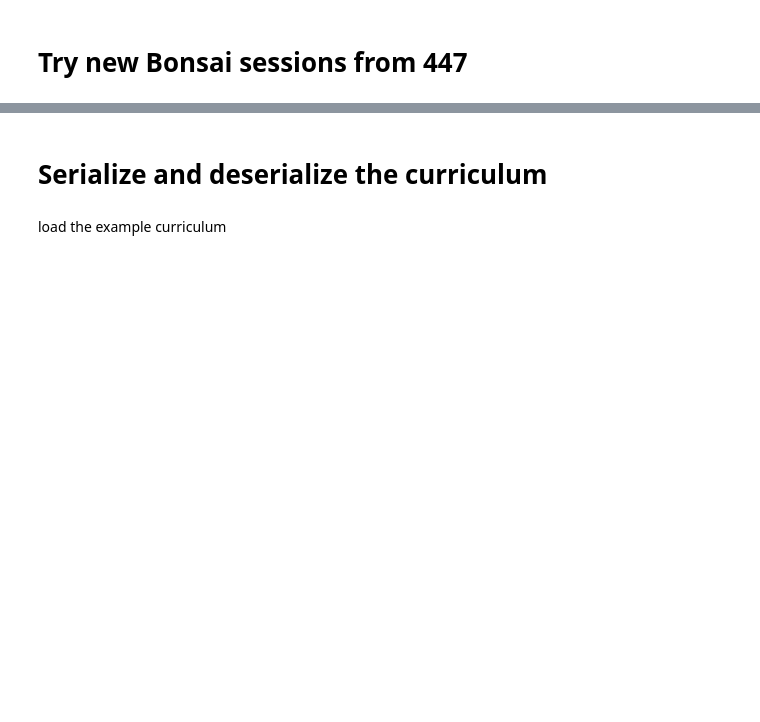
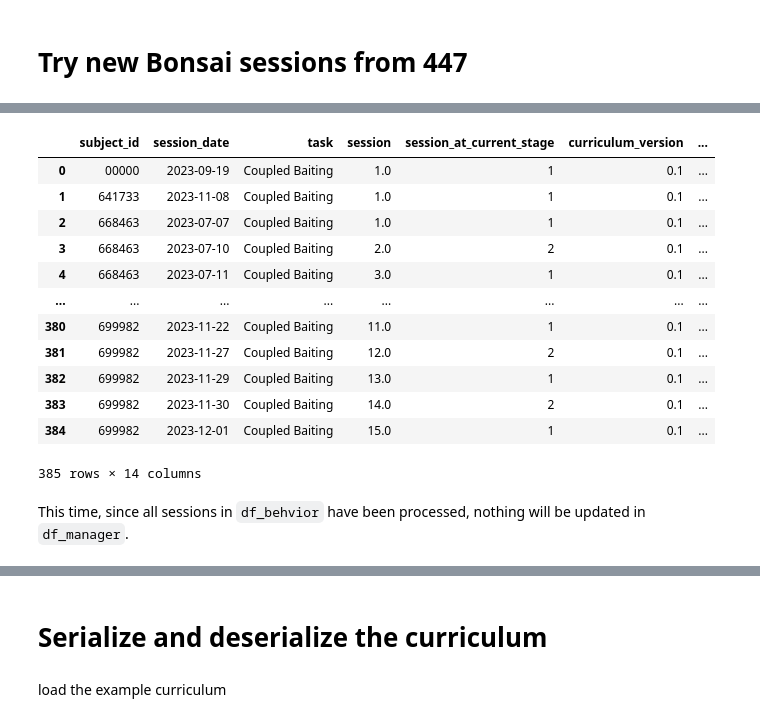
Before and after one commit to AllenNeuralDynamics/aind-foraging-behavior-bonsai-automatic-training, a Jupyter notebook: code/dynamic_foraging_curriculum/demo.ipynb, the cells around one changed output, grey strips where cells are left out. Drawn from its saved outputs; the diff is of its cells as text; code cells hidden in the pictures; blank space fills up the shorter version.

Commit message:
update demo

```diff
--- a/code/dynamic_foraging_curriculum/demo.ipynb
+++ b/code/dynamic_foraging_curriculum/demo.ipynb
@@ -130,3 +129,21 @@ INFO:dynamic_foraging_curriculum.automation:No df_manager found, creating a new
+# %%
+demo_manager_447.df_manager
+# %% [output]
+|  | subject_id | session_date | task | session | session_at_current_stage | curriculum_version | ... |
+| 0 | 00000 | 2023-09-19 | Coupled Baiting | 1.0 | 1 | 0.1 | ... |
+| 1 | 641733 | 2023-11-08 | Coupled Baiting | 1.0 | 1 | 0.1 | ... |
+| 2 | 668463 | 2023-07-07 | Coupled Baiting | 1.0 | 1 | 0.1 | ... |
+| 3 | 668463 | 2023-07-10 | Coupled Baiting | 2.0 | 2 | 0.1 | ... |
+| 4 | 668463 | 2023-07-11 | Coupled Baiting | 3.0 | 1 | 0.1 | ... |
+| ... | ... | ... | ... | ... | ... | ... | ... |
+| 380 | 699982 | 2023-11-22 | Coupled Baiting | 11.0 | 1 | 0.1 | ... |
+| 381 | 699982 | 2023-11-27 | Coupled Baiting | 12.0 | 2 | 0.1 | ... |
+| 382 | 699982 | 2023-11-29 | Coupled Baiting | 13.0 | 1 | 0.1 | ... |
+| 383 | 699982 | 2023-11-30 | Coupled Baiting | 14.0 | 2 | 0.1 | ... |
+| 384 | 699982 | 2023-12-01 | Coupled Baiting | 15.0 | 1 | 0.1 | ... |
+385 rows × 14 columns
+# %% [markdown]
+This time, since all sessions in `df_behvior` have been processed, nothing will be updated in `df_manager`.
 # %%
 demo_manager_447.update()
 # %% [output]
```
Also changed, not shown: parts of 5 cells of this notebook.
